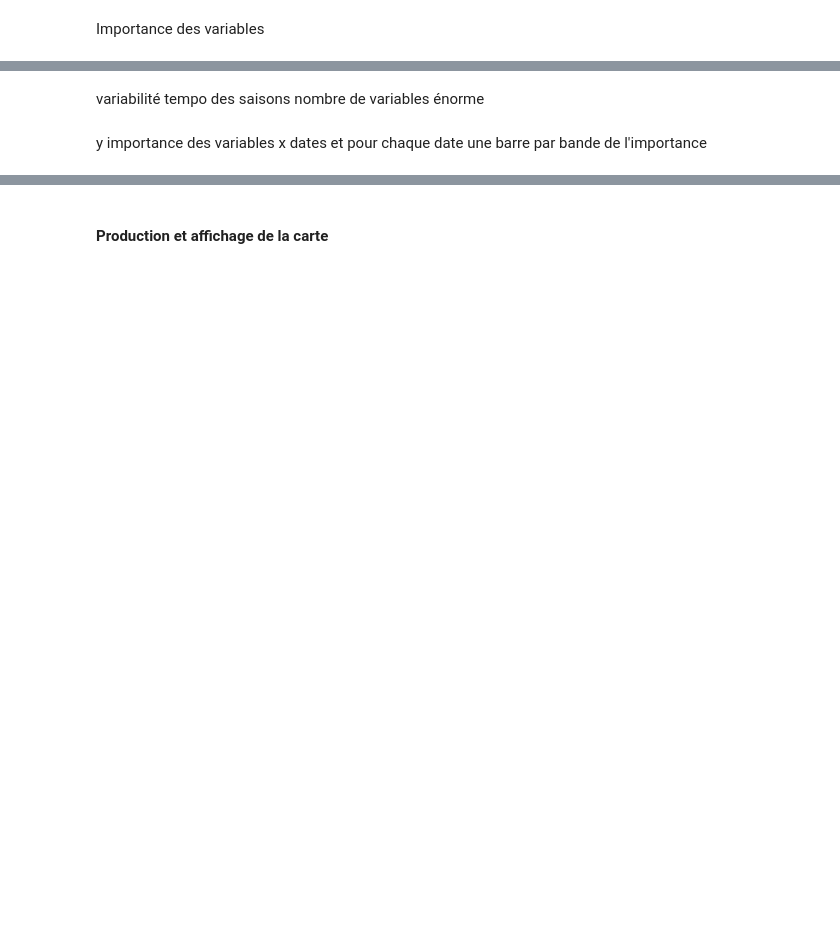
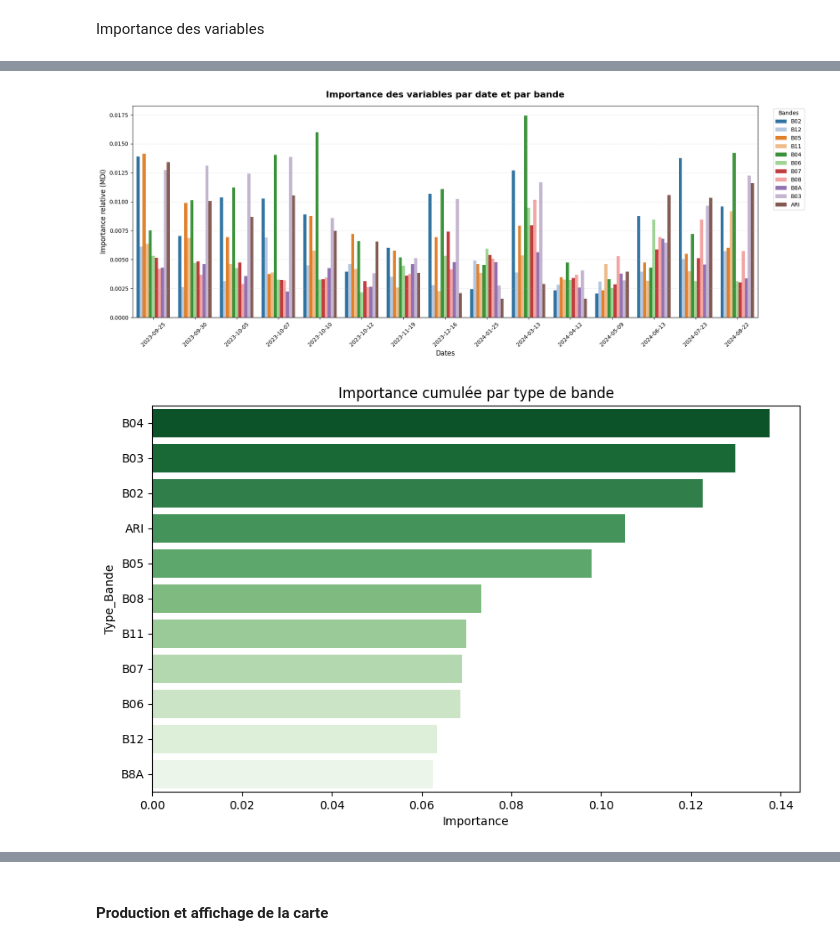
Before and after one commit to Shona2402/projet_telea_TUIL_SHONA, a Jupyter notebook: projet_telea_TUIL_SHONA.ipynb, the cells around one changed output, grey strips where cells are left out. Saved outputs shown, nothing was run; the diff lists cells and outputs as text; code cells hidden in the pictures; blank space fills up the shorter version.

```diff
--- a/projet_telea_TUIL_SHONA.ipynb
+++ b/projet_telea_TUIL_SHONA.ipynb
@@ -533,6 +469,59 @@ Graphique détaillé sauvegardé dans : results/figure/importance_165_variables_
-# %% [markdown]
-variabilité tempo des saisons
-nombre de variables énorme
-# %% [markdown]
-y importance des variables
-x dates et pour chaque date une barre par bande de l'importance
+# %%
+# dataFrame de base
+df_imp = pd.DataFrame({
+    'Variable': feature_names_full,
+    'Importance': best_rf.feature_importances_
+})
+
+# séparation Bande / Date
+df_imp[['Bande', 'Date']] = df_imp['Variable'].str.split('_', n=1, expand=True)
+
+# trier les dates chronologiquement
+df_imp['Date'] = pd.to_datetime(df_imp['Date'])
+df_imp = df_imp.sort_values('Date')
+
+plt.figure(figsize=(18, 7))
+
+sns.barplot(
+    data=df_imp,
+    x='Date',
+    y='Importance',
+    hue='Bande',
+    palette='tab20'
+)
+
+plt.title(
+    "Importance des variables par date et par bande",
+    fontsize=16,
+    fontweight='bold',
+    pad=15
+)
+plt.xlabel("Dates", fontsize=12)
+plt.ylabel("Importance relative (MDI)", fontsize=12)
+
+plt.xticks(rotation=45)
+plt.legend(title="Bandes", bbox_to_anchor=(1.02, 1), loc='upper left')
+
+plt.grid(axis='y', linestyle='--', alpha=0.3)
+plt.tight_layout()
+
+plt.savefig(
+    os.path.join(FIG_DIR, "importance_par_date_par_bande.png"),
+    dpi=300,
+    bbox_inches='tight'
+)
+plt.show()
+
+# Synthèse par bande
+df_all_imp = pd.DataFrame({'Feature': feature_names_full, 'Importance': best_rf.feature_importances_})
+
+df_all_imp['Type_Bande'] = df_all_imp['Feature'].apply(lambda x: x.split('_')[0])
+df_synth = df_all_imp.groupby('Type_Bande')['Importance'].sum().reset_index().sort_values('Importance', ascending=False)
+plt.figure(figsize=(10, 6))
+sns.barplot(x='Importance', y='Type_Bande', data=df_synth, palette='Greens_r', hue='Type_Bande', legend=False)
+plt.title("Importance cumulée par type de bande")
+plt.savefig(os.path.join(FIG_DIR, "importance_synthetique_bandes.png"))
+plt.show()
+# %% [output]
+[figure, added]
+[figure, added]
```
Also changed, not shown: parts of 15 cells of this notebook.
